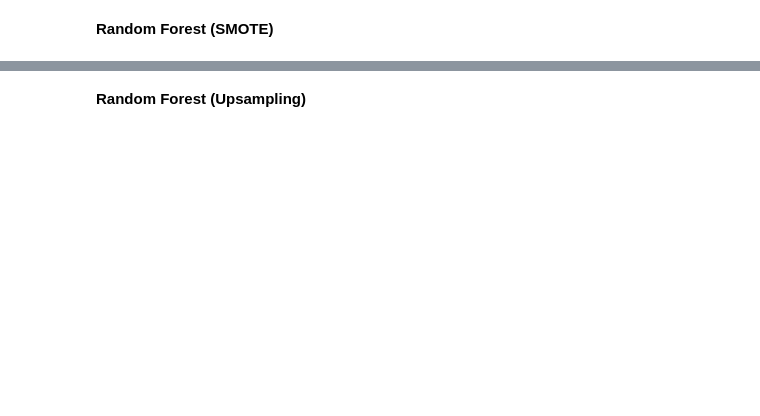
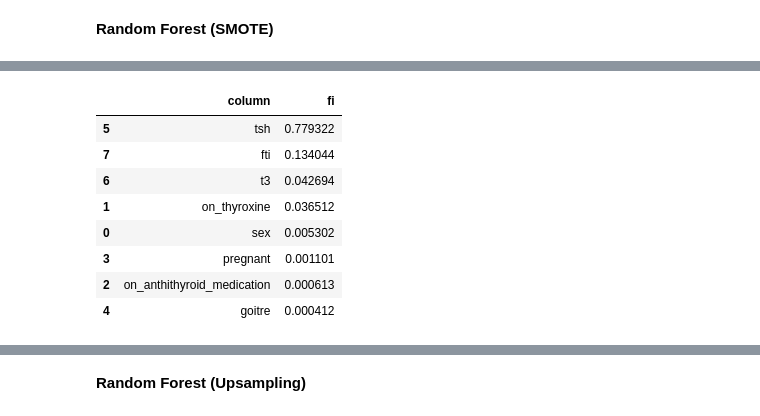
Before and after one commit to genolet/Final_bootcamp_project, a Jupyter notebook: notebooks/Base_machine_learning_models_hypothyroid_ds.ipynb, the cells around one changed output, grey strips where cells are left out. Drawn from its saved outputs; the diff is of its cells as text; code cells hidden in the pictures; blank space fills up the shorter version.

```diff
--- a/notebooks/Base_machine_learning_models_hypothyroid_ds.ipynb
+++ b/notebooks/Base_machine_learning_models_hypothyroid_ds.ipynb
@@ -464,0 +707,17 @@ print("The f1 score in the TEST  set is: {:.3f}".format(f1_score(y_test, y_test_
+# %%
+col = ["sex" ,"on_thyroxine" ,"on_anthithyroid_medication" ,"pregnant", "goitre", "tsh", "t3", "fti"]
+y =  rf_clf.feature_importances_
+df = pd.DataFrame(y, col).reset_index()
+df.columns = ["column", "fi"]
+df = df.sort_values("fi", ascending=False)
+df
+# %% [output]
+|  | column | fi |
+| 5 | tsh | 0.779322 |
+| 7 | fti | 0.134044 |
+| 6 | t3 | 0.042694 |
+| 1 | on_thyroxine | 0.036512 |
+| 0 | sex | 0.005302 |
+| 3 | pregnant | 0.001101 |
+| 2 | on_anthithyroid_medication | 0.000613 |
+| 4 | goitre | 0.000412 |
```
Also changed, not shown: parts of 66 cells of this notebook, 24 other files.
